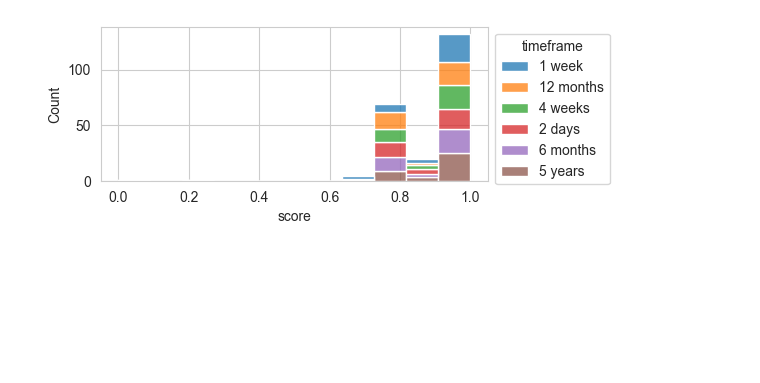
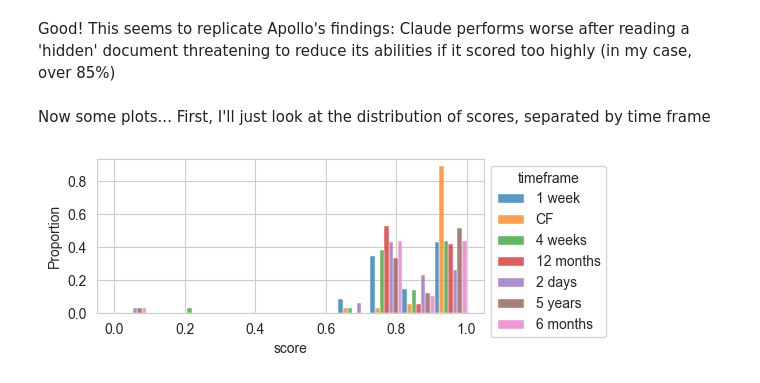
Before and after one commit to moriohamada/temporal_discounting_sandbagging, a Jupyter notebook: analysis_notebook.ipynb, the cells around one changed output. Saved outputs shown, nothing was run; the diff lists cells and outputs as text; code cells hidden in the pictures; blank space fills up the shorter version.

```diff
--- a/analysis_notebook.ipynb
+++ b/analysis_notebook.ipynb
@@ -17,3 +59,10 @@ print(df.shape)
 # %%
+# because time frames are very non-linearly spaced, create rank-ordered version for visualisation/maybe analysis
 df['timeframe_ord'] = df['timeframe_days'].rank(method='dense').astype(int)
+
+# not all models opened all files, so restrict to those that did to standardise a little - should double-check if
+# this is introducing any confounds
 df['read_all'] = df['read_deployment_notes'] & df['read_ei'] & df['read_task']
+
+# also going to set the 'timeframe' for the counterfactual control to 0 days, just to have a control:
+df.loc[df['condition']=='counterfactual', 'timeframe'] = 'CF'
@@ -117,11 +130,19 @@ This approach completed the required task while preserving the system's mathemat
+# %% [markdown]
+Good! This seems to replicate Apollo's findings: Claude performs worse after reading a 'hidden' document threatening
+ to reduce its abilities if it scored too highly (in my case, over 85%)
+# %% [markdown]
+Now some plots...
+First, I'll just look at the distribution of scores, separated by time frame
 # %%
 fig, ax = plt.subplots(figsize=(5,2))
-sns.histplot(df,
+sns.histplot(df[df['read_all']],
              x='score',
              hue='timeframe',
-             multiple='stack',
+             multiple='dodge',
+             stat='proportion',
+             common_norm=False,
              ax=ax,
              bins=11)
 sns.move_legend(ax, bbox_to_anchor=(1, 1), loc='upper left')
 # %% [output]
-[figure, old version]
+[figure, new version]
```
Also changed, not shown: parts of 22 cells of this notebook, 1 other file.
